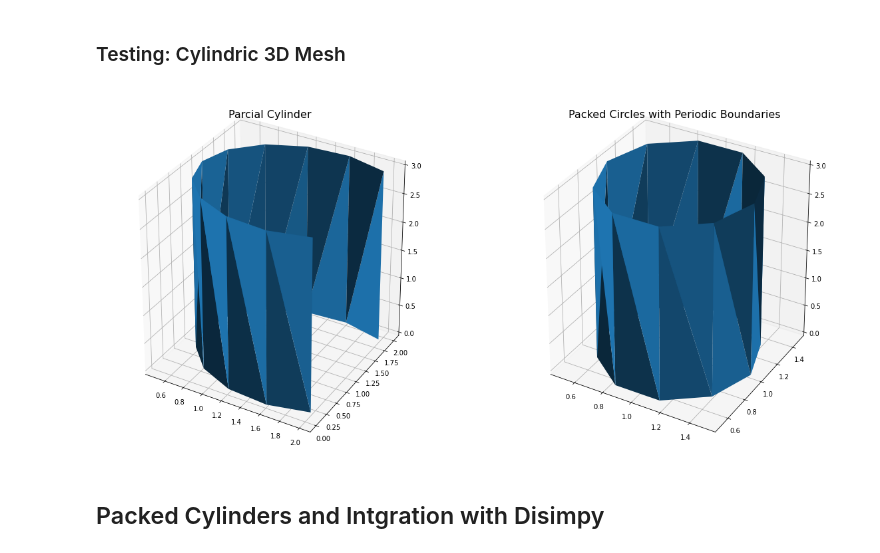
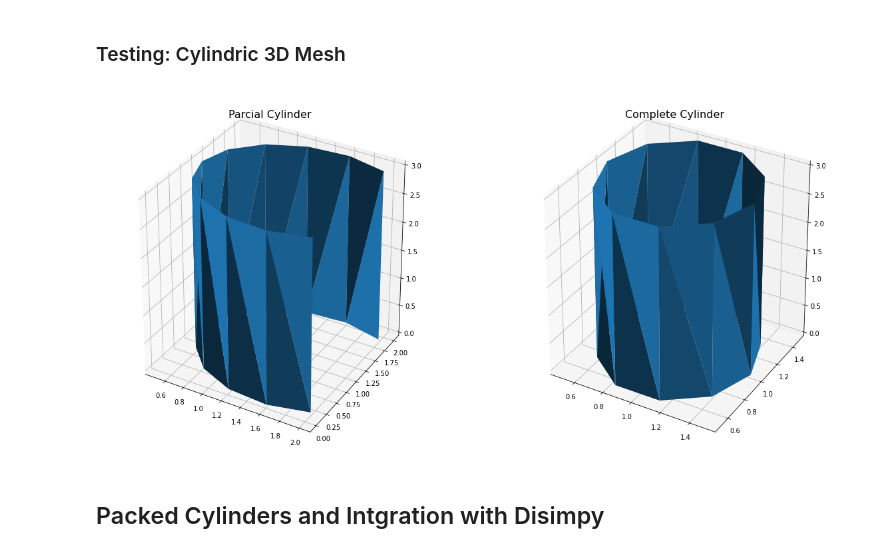
Before and after one commit to renata-cruz/GSoC, a Jupyter notebook: GSoC2022_Disimpy_WM_Substrates.ipynb, the cells around one changed output. Cells and saved outputs as stored; diff of their text form; code cells hidden in the pictures.

```diff
--- a/GSoC2022_Disimpy_WM_Substrates.ipynb
+++ b/GSoC2022_Disimpy_WM_Substrates.ipynb
@@ -196,8 +196,8 @@ def _periodic_boundaries(mirrors, voxel_size):
       d = _dist_lineseg_point((x,y), p1, p2)
       if d < r :
         circles.append(mirror)
-  circles = np.unique(circles, axis=0)
-  return np.asarray(circles)
+  periodic_circles = np.unique(circles, axis=0)
+  return np.asarray(periodic_circles)
 
 
 @numba.jit
@@ -219,7 +219,7 @@ def _place_circles(shape, scale, n_objects, voxel_size, max_iterations=1e2):
 
   Returns
   -------
-  placed_circles : numpy.ndarray
+  circles : numpy.ndarray
       Array with the center coordinates and radii of the cirlces placed in the voxel.
   placed_mirrors : numpy.ndarray
       Array with the center coordinates and radii of the cirlces placed in the voxel and their mirrored versions in the surrounding voxels.
@@ -350,8 +350,8 @@ def _thetas(C, r, voxel_size, n_faces):
 
   Returns
   -------
-  intersection_points : numpy.array
-      Array with the coordinates for the points of intersection - p1(x1,y1), p2(x2,y2).
+  thetas : numpy.array
+      Array with the theta angles for each segment in a circle.
   """
   intersection_points = _intersection_points(C, r, voxel_size)
   if not len(intersection_points) == 0:
@@ -360,6 +360,8 @@ def _thetas(C, r, voxel_size, n_faces):
     ang2 = np.arctan2(p2[1]-C[1], p2[0]-C[0])
     angs = [ang1, ang2]
     xx, yy = C
+    min_ang = min(angs)
+    max_ang = max
     if not (0 <= xx <= voxel_size and 0 <= yy <= voxel_size):
       thetas = np.linspace(min(angs), max(angs), n_faces+1)
     else:
@@ -490,26 +492,26 @@ vertices_complete, faces_complete = _cylinder_mesh((1, 1), 0.5, 2, 10, 3)
 # %%
 fig = plt.figure(figsize=(20,10))
 ax1 = fig.add_subplot(121, projection='3d')
 ax1.plot_trisurf(
     vertices_partial[:, 0],
     vertices_partial[:, 1],
     vertices_partial[:, 2],
     triangles=faces_partial,
   )
 ax1.set_title('Parcial Cylinder', size=16)
 
 ax2 = fig.add_subplot(122, projection='3d')
 
 ax2.plot_trisurf(
     vertices_complete[:, 0],
     vertices_complete[:, 1],
     vertices_complete[:, 2],
     triangles=faces_complete,
   )
-ax2.set_title('Packed Circles with Periodic Boundaries', size=16)
+ax2.set_title('Complete Cylinder', size=16)
 plt.show()
 # %% [output]
-[figure, old version]
+[figure, new version]
 # %% [markdown]
 ## Packed Cylinders and Intgration with Disimpy
 # %% [markdown]
```
Also changed, not shown: parts of 3 cells of this notebook.
